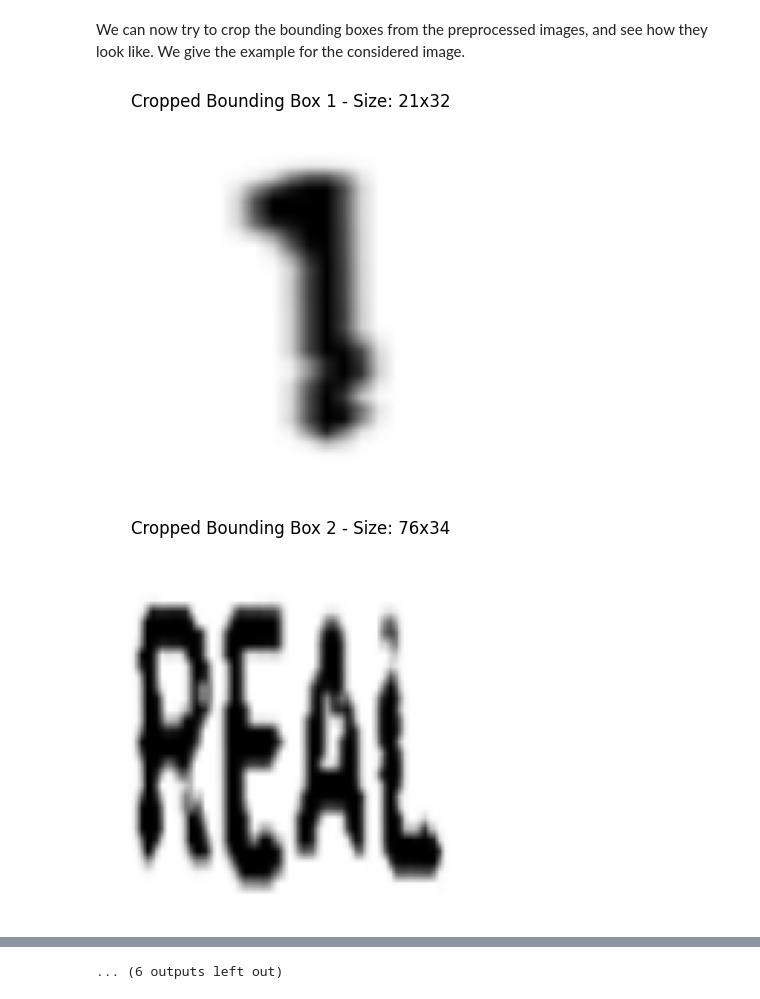
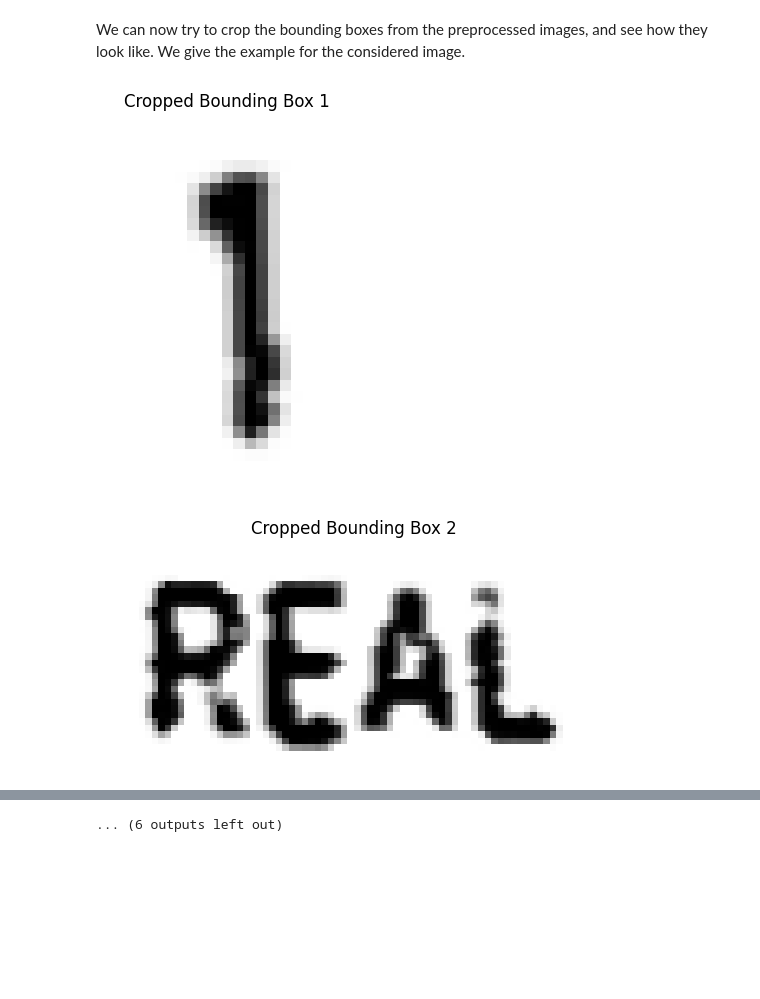
Before and after one commit to Gdeterline/Optical-Character-Recognition-for-Receipts, a Jupyter notebook: notebooks/extracting_formatting_annotations.ipynb, the cells around one changed output, grey strips where cells are left out. Saved outputs shown, nothing was run; the diff lists cells and outputs as text; code cells hidden in the pictures; blank space fills up the shorter version.

```diff
--- a/notebooks/extracting_formatting_annotations.ipynb
+++ b/notebooks/extracting_formatting_annotations.ipynb
@@ -199,27 +199,25 @@ considered_image = "dev_receipt_00000.png"
 # %%
 # Extracting and displaying cropped bounding box images from the preprocessed image
 image_path = f"../data/preprocessed_images/{considered_image}"
 preprocessed_image = cv2.imread(image_path)
 preprocessed_image = cv2.cvtColor(preprocessed_image, cv2.COLOR_BGR2RGB)
 bboxes = preprocessed_bboxes[considered_image]
 cropped_images = []
 for i, bbox in enumerate(bboxes):
     pts = np.array([(bbox['x1'], bbox['y1']), (bbox['x2'], bbox['y2']), (bbox['x3'], bbox['y3']), (bbox['x4'], bbox['y4'])], dtype='float32')
     # Compute width and height of the bounding box
     width = int(max(np.linalg.norm(pts[0] - pts[1]), np.linalg.norm(pts[2] - pts[3])))
     height = int(max(np.linalg.norm(pts[0] - pts[3]), np.linalg.norm(pts[1] - pts[2])))
     dst_pts = np.array([[0, 0], [width - 1, 0], [width - 1, height - 1], [0, height - 1]], dtype='float32')
     M = cv2.getPerspectiveTransform(pts, dst_pts)
     warped = cv2.warpPerspective(preprocessed_image, M, (width, height))
-    # Resize the cropped image to a fixed common size, e.g., 128x128
-    warped = cv2.resize(warped, (128, 128))
     cropped_images.append(warped)
     # Display each cropped image
     plt.figure()
-    plt.title(f"Cropped Bounding Box {i+1} - Size: {width}x{height}")
+    plt.title(f"Cropped Bounding Box {i+1}")
     plt.imshow(warped)
     plt.axis('off')
     plt.show()
 # %% [output]
-[figure, old version]
+[figure, new version]
-[figure, old version]
+[figure, new version]
```
Also changed, not shown: parts of 3 cells of this notebook, 3 other files.
